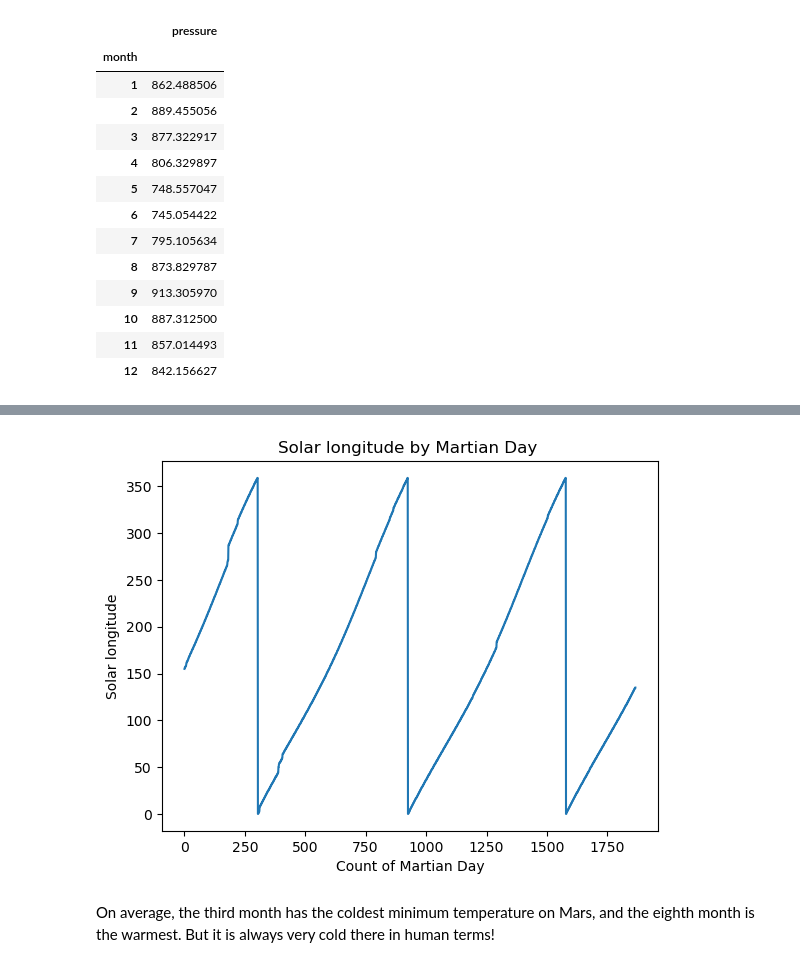
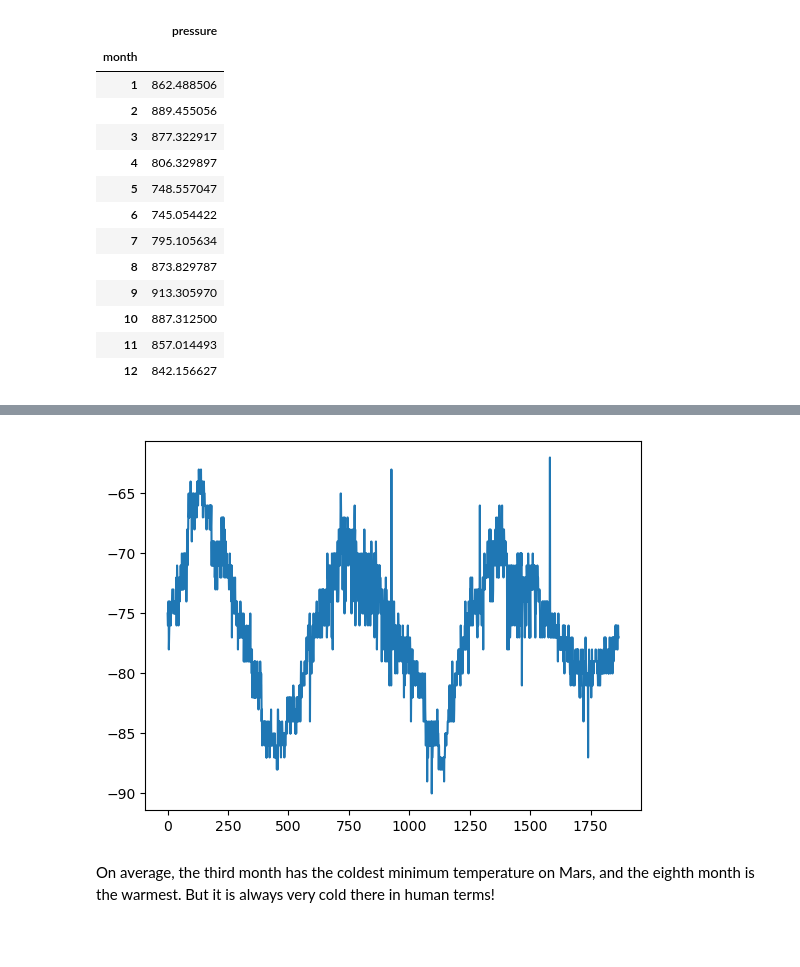
Before and after one commit to cycy94777/Mars_HTML_analysis, a Jupyter notebook: part_2_mars_weather.ipynb, the cells around one changed output, grey strips where cells are left out. Drawn from its saved outputs; the diff is of its cells as text; code cells hidden in the pictures; blank space fills up the shorter version.

```diff
--- a/part_2_mars_weather.ipynb
+++ b/part_2_mars_weather.ipynb
@@ -234,8 +234,6 @@ plt.show()
 # %%
 # 5. How many terrestrial (earth) days are there in a Martian year?
-import datetime as dt
-avg_pressure = df.loc[df['ls']==155].head(2)
-avg_pressure
-day = avg_pressure['terrestrial_date'].max() - avg_pressure['terrestrial_date'].min()+ dt.timedelta(1)
-day
+date_temp = df['min_temp']
+date_temp.plot()
+plt.show()
 # %% [output]
@@ -243,13 +240,4 @@ Timedelta('687 days 00:00:00')
+[figure, added]
-# %%
-# Using solar longitude to estimate how many days there are in a Martian year.
-ls = df['ls']
-plt.plot(ls)
-plt.title("Solar longitude by Martian Day ")
-plt.xlabel("Count of Martian Day")
-plt.ylabel("Solar longitude")
-plt.show()
-# %% [output]
-[figure, removed]
 # %% [markdown]
 On average, the third month has the coldest minimum temperature on Mars, and the eighth month is the warmest. But it is always very cold there in human terms!
 # %% [markdown]
```
Also changed, not shown: parts of 3 cells of this notebook.
